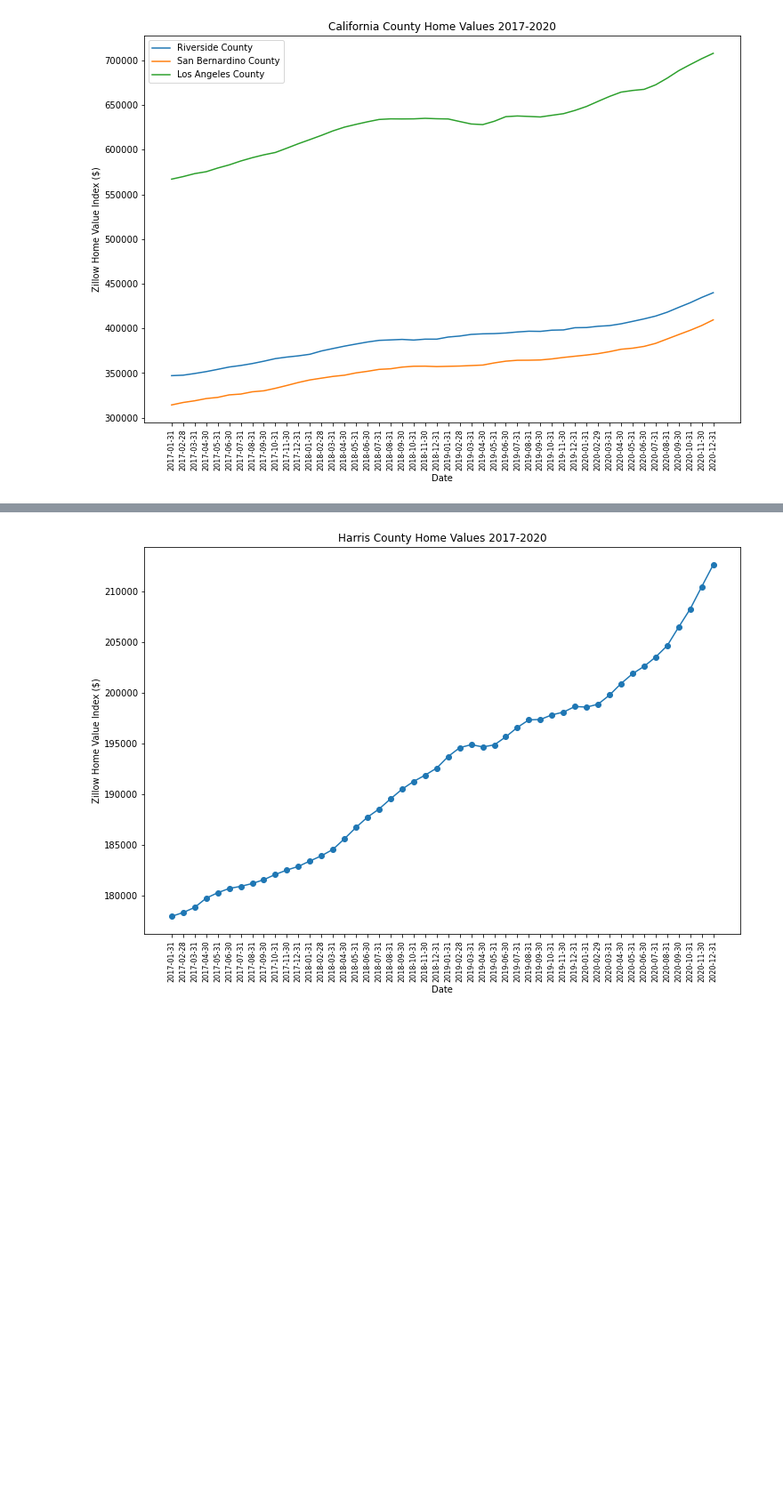
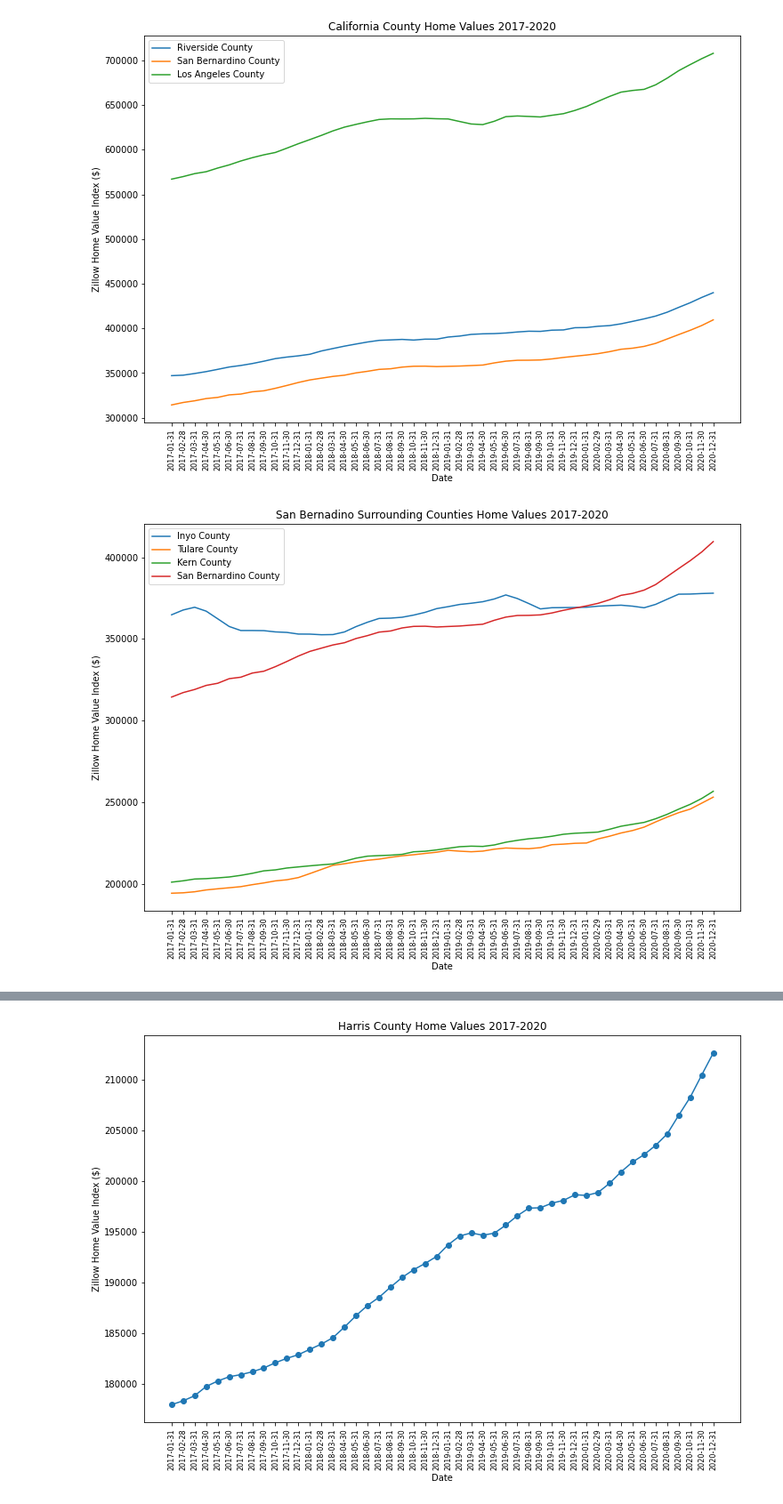
Before and after one commit to aolea13/project_1, a Jupyter notebook: zhvi_state_analysis.ipynb, the cells around one changed output, grey strips where cells are left out. Shown: that part at 89% size. Cells and saved outputs as stored; diff of their text form; code cells hidden in the pictures; blank space fills up the shorter version.

```diff
--- a/zhvi_state_analysis.ipynb
+++ b/zhvi_state_analysis.ipynb
@@ -145,0 +143,29 @@ plt.show()
+# %%
+# do the same as above for each of the surrounding counties (any county touching san bernadino, for example).
+# create a stacked line chart showing the primary county and all the surrounding counties
+# figure 1: San bernardino + inyo, tulare, kern (other surrounding counties are la, orange, and riverside)
+
+inyo_filter=home_values_df['RegionName']=="Inyo County"
+inyo_price_over_time=ca_df.loc[inyo_filter, price_columns]
+
+tulare_filter=home_values_df['RegionName']=="Tulare County"
+tulare_price_over_time=ca_df.loc[tulare_filter, price_columns]
+
+kern_filter=home_values_df['RegionName']=="Kern County"
+kern_price_over_time=ca_df.loc[kern_filter, price_columns]
+
+plt.figure(figsize=(12,8))
+plt.plot(price_columns,inyo_price_over_time.iloc[0], label="Inyo County")
+plt.plot(price_columns,tulare_price_over_time.iloc[0], label="Tulare County")
+plt.plot(price_columns,kern_price_over_time.iloc[0], label="Kern County")
+plt.plot(price_columns,sanbern_price_over_time.iloc[0], label="San Bernardino County")
+
+plt.legend()
+plt.xlabel("Date", fontsize=10)
+plt.ylabel("Zillow Home Value Index ($)")
+plt.title("San Bernadino Surrounding Counties Home Values 2017-2020")
+plt.xticks(fontsize=8,rotation=90)
+
+plt.show()
+# %% [output]
+[figure, added]
```
Also changed, not shown: parts of 3 cells of this notebook, 1 other file.
